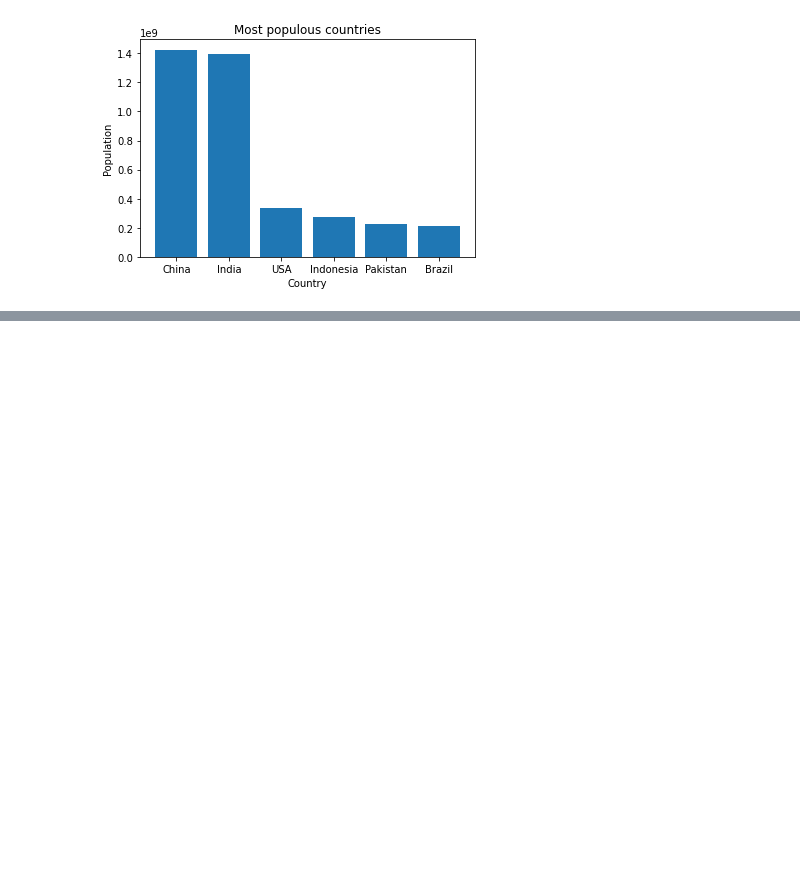
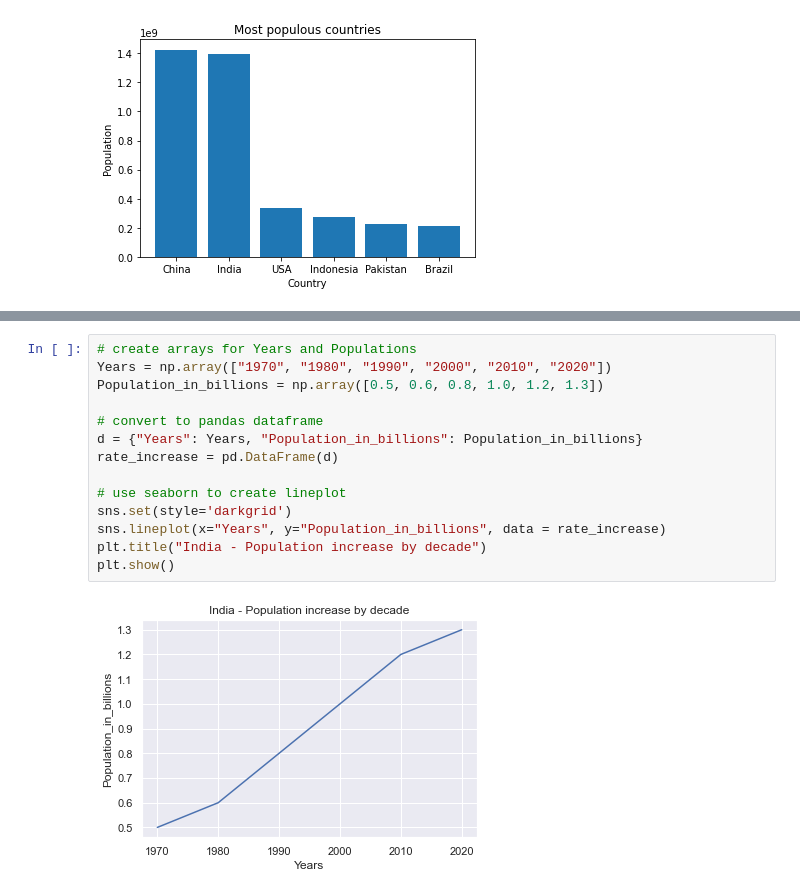
Before and after one commit to martincusack979/PFDA-project, a Jupyter notebook: PFDA Project.ipynb, the cells around one changed output, grey strips where cells are left out. Saved outputs shown, nothing was run; the diff lists cells and outputs as text; blank space fills up the shorter version.

```diff
--- a/PFDA Project.ipynb
+++ b/PFDA Project.ipynb
@@ -129,0 +156,16 @@ df_topSix
+# %%
+# create arrays for Years and Populations
+Years = np.array(["1970", "1980", "1990", "2000", "2010", "2020"])
+Population_in_billions = np.array([0.5, 0.6, 0.8, 1.0, 1.2, 1.3])
+
+# convert to pandas dataframe
+d = {"Years": Years, "Population_in_billions": Population_in_billions}
+rate_increase = pd.DataFrame(d)
+
+# use seaborn to create lineplot
+sns.set(style='darkgrid')
+sns.lineplot(x="Years", y="Population_in_billions", data = rate_increase)
+plt.title("India - Population increase by decade")
+plt.show()
+# %% [output]
+[figure, added]
```
Also changed, not shown: parts of 10 cells of this notebook.
